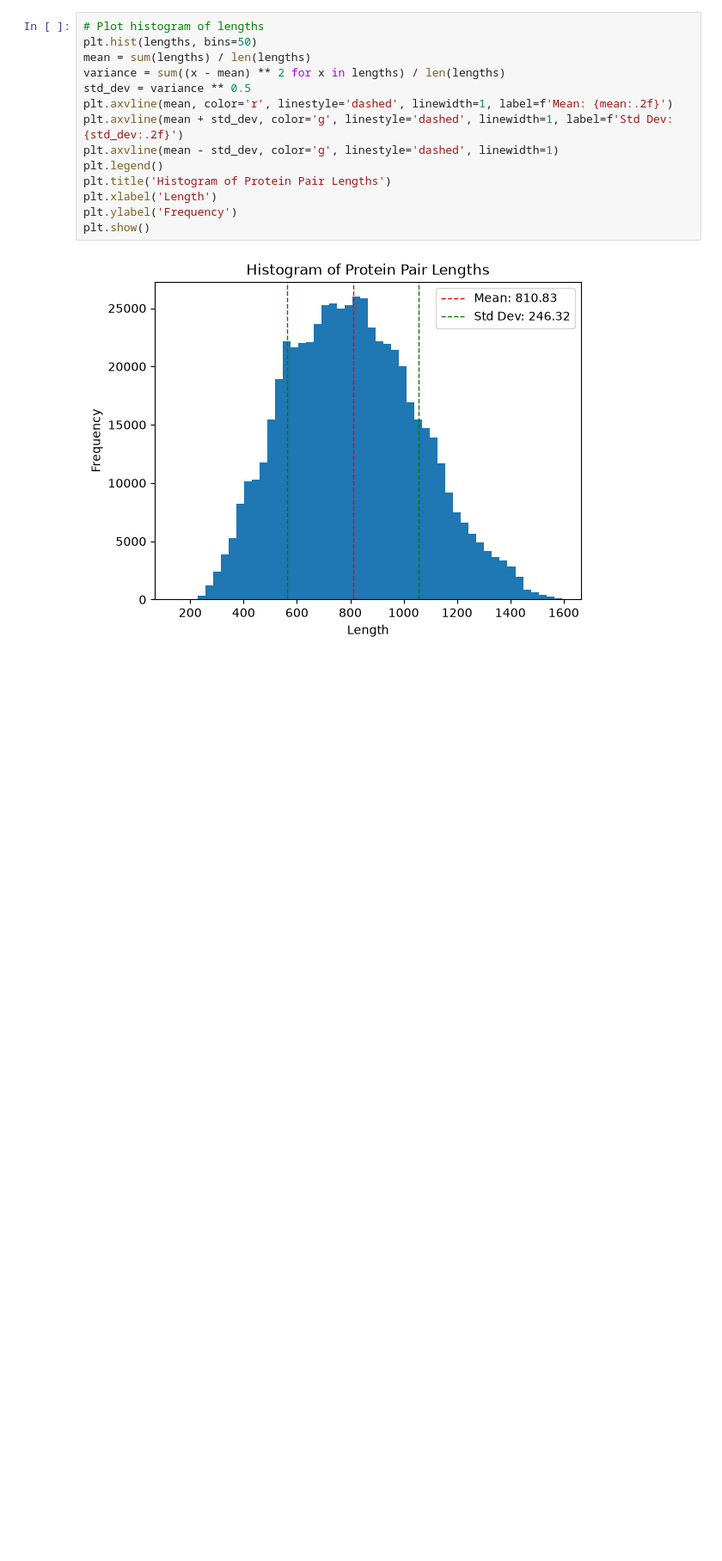
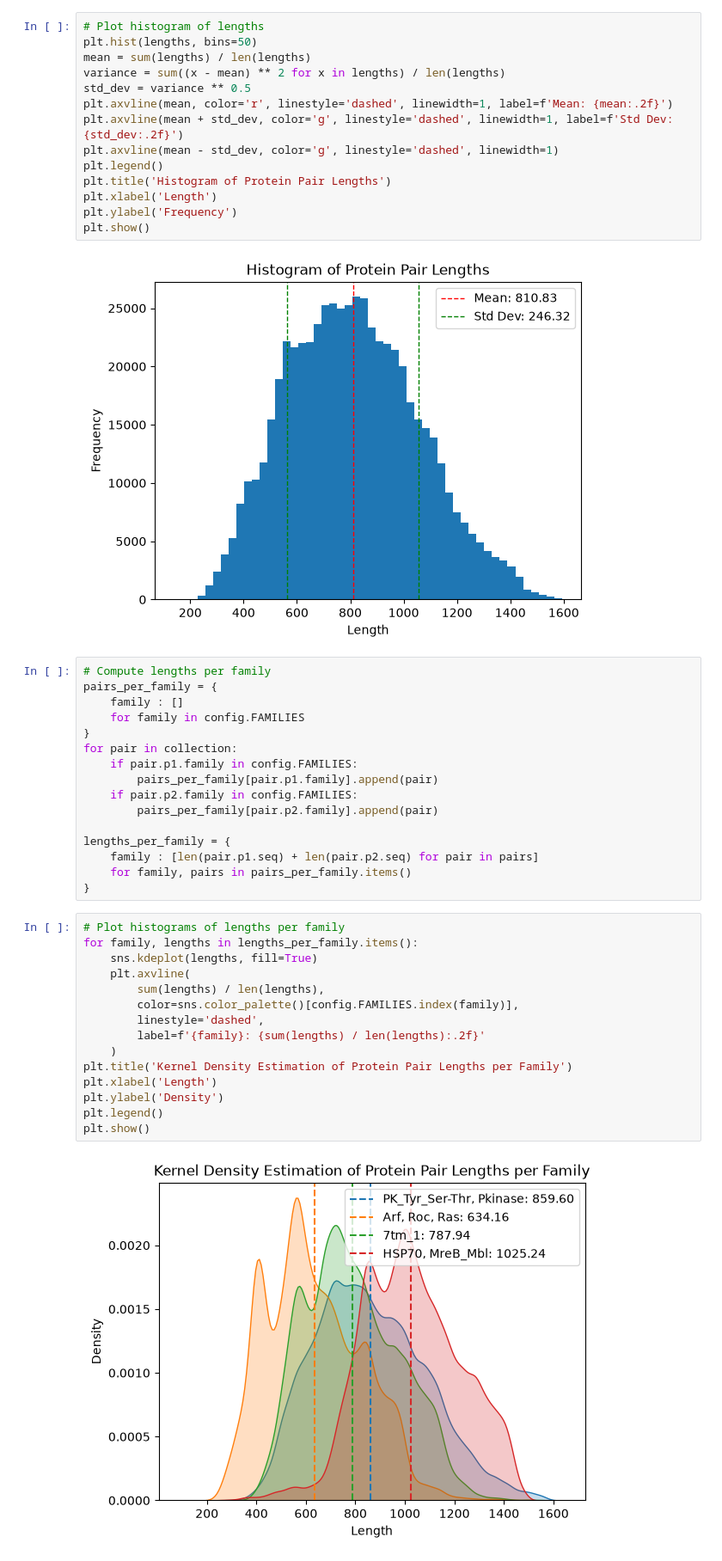
Before and after one commit to AlejandroSanchezCano/POFFT, a Jupyter notebook: visualization/X5.ipynb, the cells around one changed output. Shown at 86% size. Cells and saved outputs as stored; diff of their text form; blank space fills up the shorter version.

Commit message:
feat: plot pair length by family

```diff
--- a/visualization/X5.ipynb
+++ b/visualization/X5.ipynb
@@ -40,3 +42,36 @@ plt.ylabel('Frequency')
 plt.show()
 # %% [output]
 [figure]
+# %%
+# Compute lengths per family
+pairs_per_family = {
+    family : []
+    for family in config.FAMILIES
+}
+for pair in collection:
+    if pair.p1.family in config.FAMILIES:
+        pairs_per_family[pair.p1.family].append(pair)
+    if pair.p2.family in config.FAMILIES:
+        pairs_per_family[pair.p2.family].append(pair)
+
+lengths_per_family = {
+    family : [len(pair.p1.seq) + len(pair.p2.seq) for pair in pairs]
+    for family, pairs in pairs_per_family.items()
+}
+# %%
+# Plot histograms of lengths per family
+for family, lengths in lengths_per_family.items():
+    sns.kdeplot(lengths, fill=True)
+    plt.axvline(
+        sum(lengths) / len(lengths),
+        color=sns.color_palette()[config.FAMILIES.index(family)],
+        linestyle='dashed',
+        label=f'{family}: {sum(lengths) / len(lengths):.2f}'
+    )
+plt.title('Kernel Density Estimation of Protein Pair Lengths per Family')
+plt.xlabel('Length')
+plt.ylabel('Density')
+plt.legend()
+plt.show()
+# %% [output]
+[figure, added]
```
Also changed, not shown: parts of 1 cell of this notebook.
